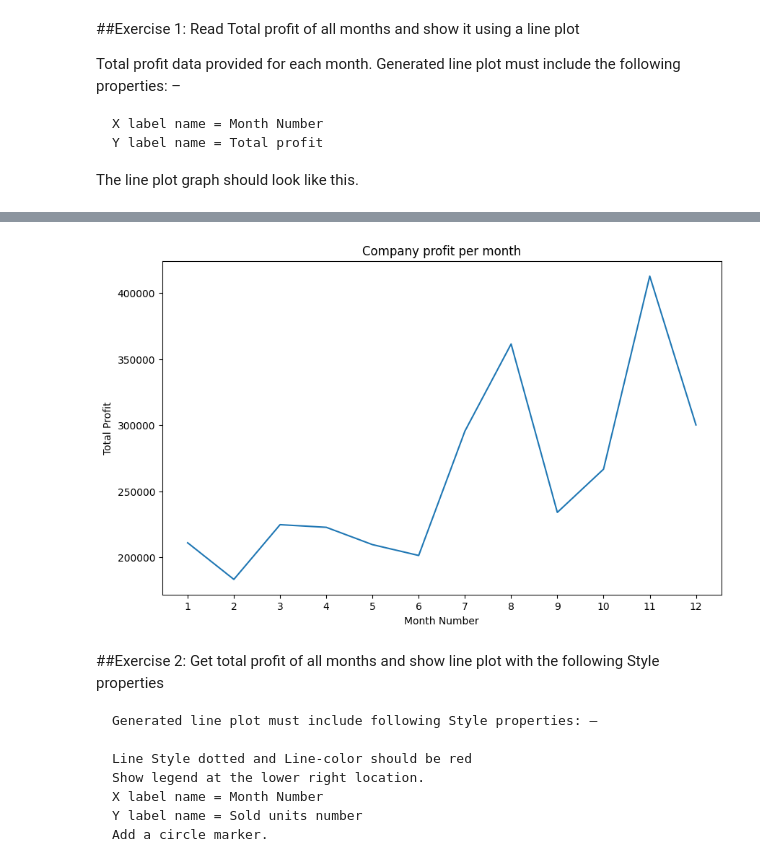
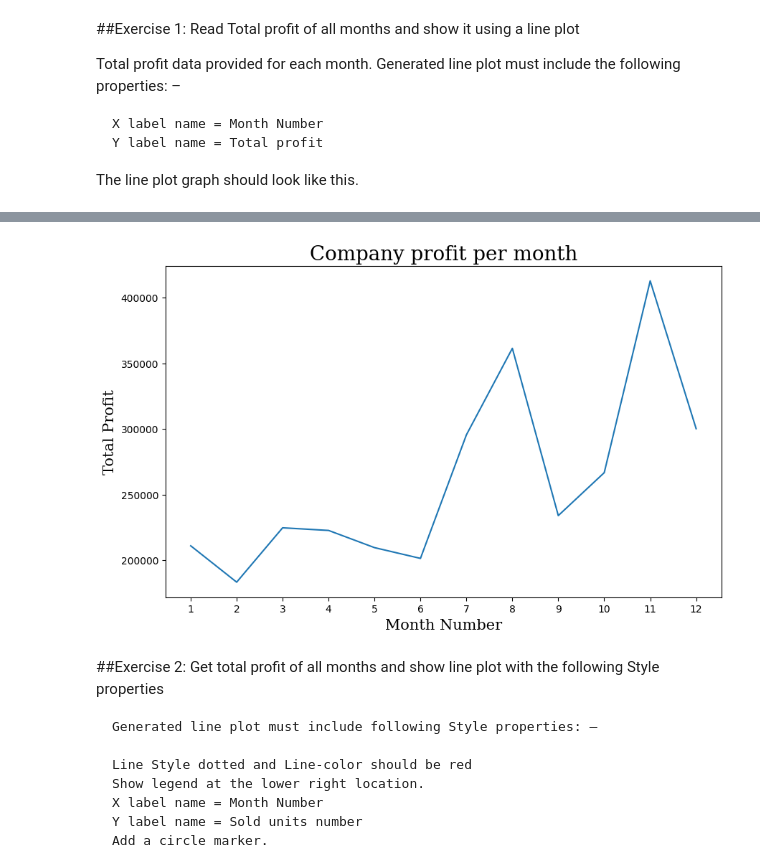
Before and after one commit to thomasanna/python-entri, a Jupyter notebook: Task_8.ipynb, the cells around one changed output, grey strips where cells are left out. Cells and saved outputs as stored; diff of their text form; code cells hidden in the pictures.

```diff
--- a/Task_8.ipynb
+++ b/Task_8.ipynb
@@ -217,17 +219,19 @@ The line plot graph should look like this.
 # %%
 import matplotlib.pyplot as plt
 months = df['month_number']
 total_profit = df['total_profit']
 plt.figure(figsize=(10,6))
 plt.plot(months,total_profit)
-plt.xlabel('Month Number')
-plt.ylabel('Total Profit')
-plt.title('Company profit per month')
+font1 = {'family':'serif','size':15}
+font2 = {'family':'serif','size':20}
+plt.xlabel('Month Number',fontdict = font1)
+plt.ylabel('Total Profit',fontdict = font1)
+plt.title('Company profit per month',fontdict = font2)
 # Set specific x-axis ticks
 plt.xticks(ticks=months)
 plt.show()
 # %% [output]
-[figure, old version]
+[figure, new version]
 # %% [markdown]
 ##Exercise 2: Get total profit of all months and show line plot with the following Style properties
 
```
Also changed, not shown: parts of 12 cells of this notebook, 1 other file.
